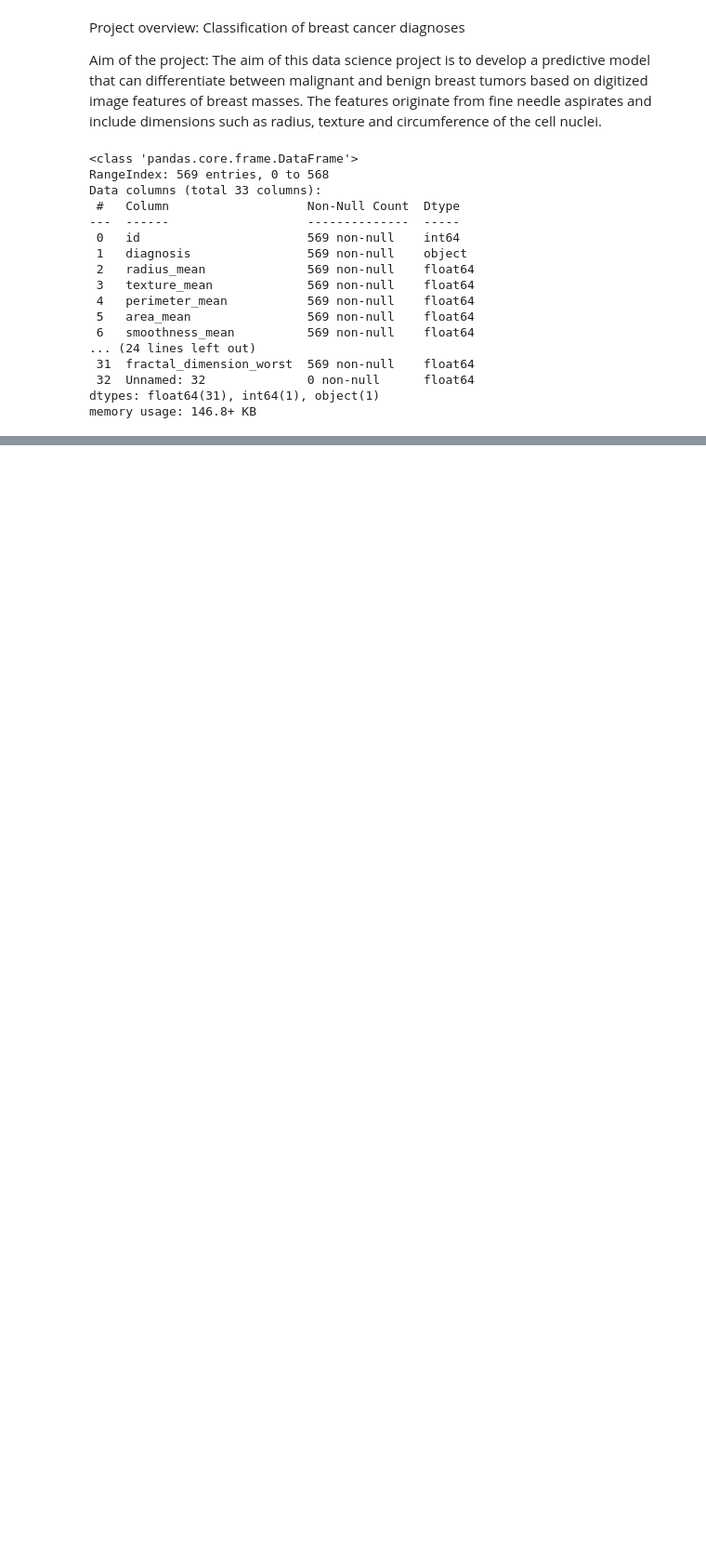
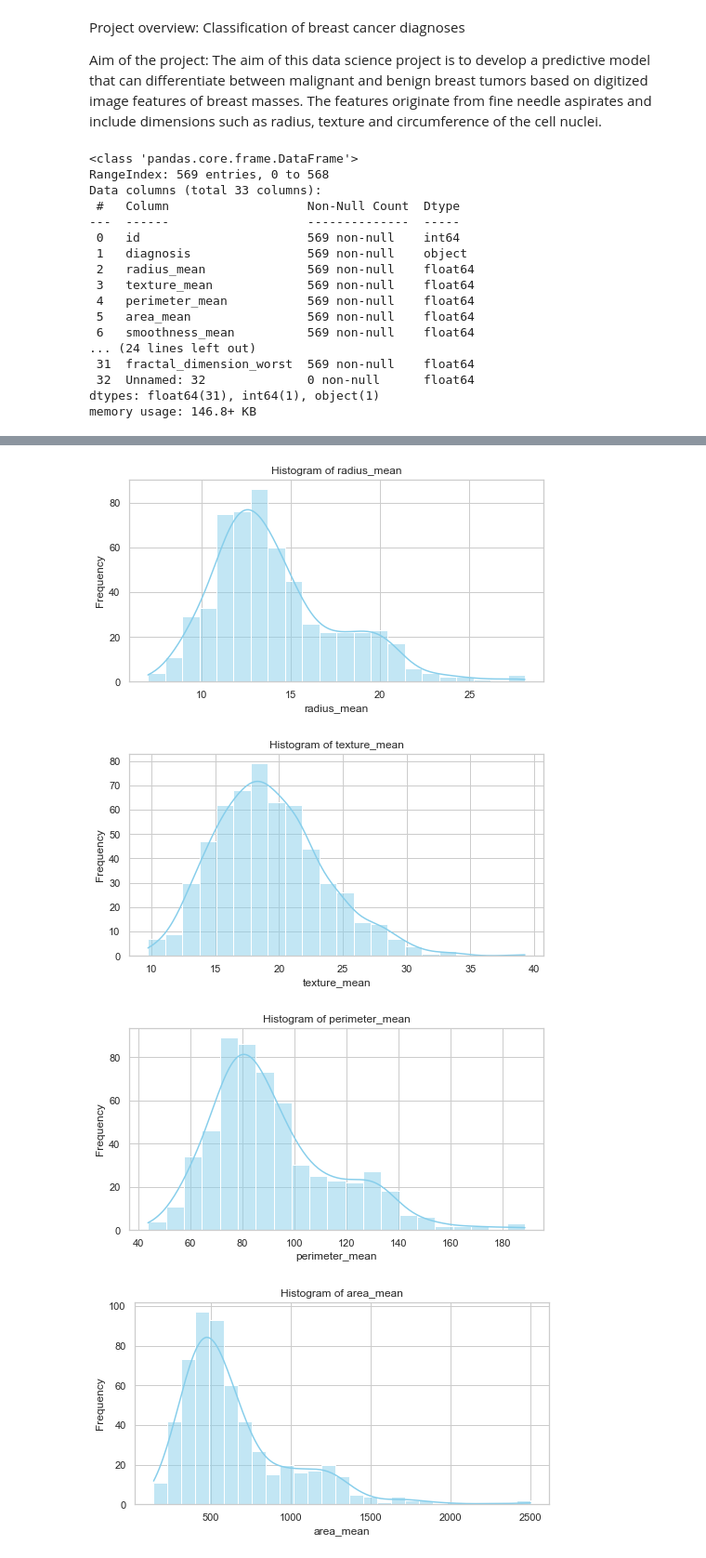
Before and after one commit to TC851/Data-Science-Breast-Cancer-Diagnostic, a Jupyter notebook: Breast cancer Diagnostic.ipynb, the cells around one changed output, grey strips where cells are left out. Shown at 93% size. Cells and saved outputs as stored; diff of their text form; code cells hidden in the pictures; blank space fills up the shorter version.

```diff
--- a/Breast cancer Diagnostic.ipynb
+++ b/Breast cancer Diagnostic.ipynb
@@ -29,0 +84,17 @@ memory usage: 146.8+ KB
+# %%
+sns.set(style="whitegrid")
+
+selected_features = data_df.columns.drop(['id', 'diagnosis'])
+
+for feature in selected_features:
+    plt.figure(figsize=(8, 4))
+    sns.histplot(data_df[feature], kde=True, color='skyblue')
+    plt.title(f'Histogram of {feature}')
+    plt.xlabel(feature)
+    plt.ylabel('Frequency')
+    plt.show()
+# %% [output]
+[figure, added]
+[figure, added]
+[figure, added]
+[figure, added]
```
Also changed, not shown: parts of 8 cells of this notebook.
